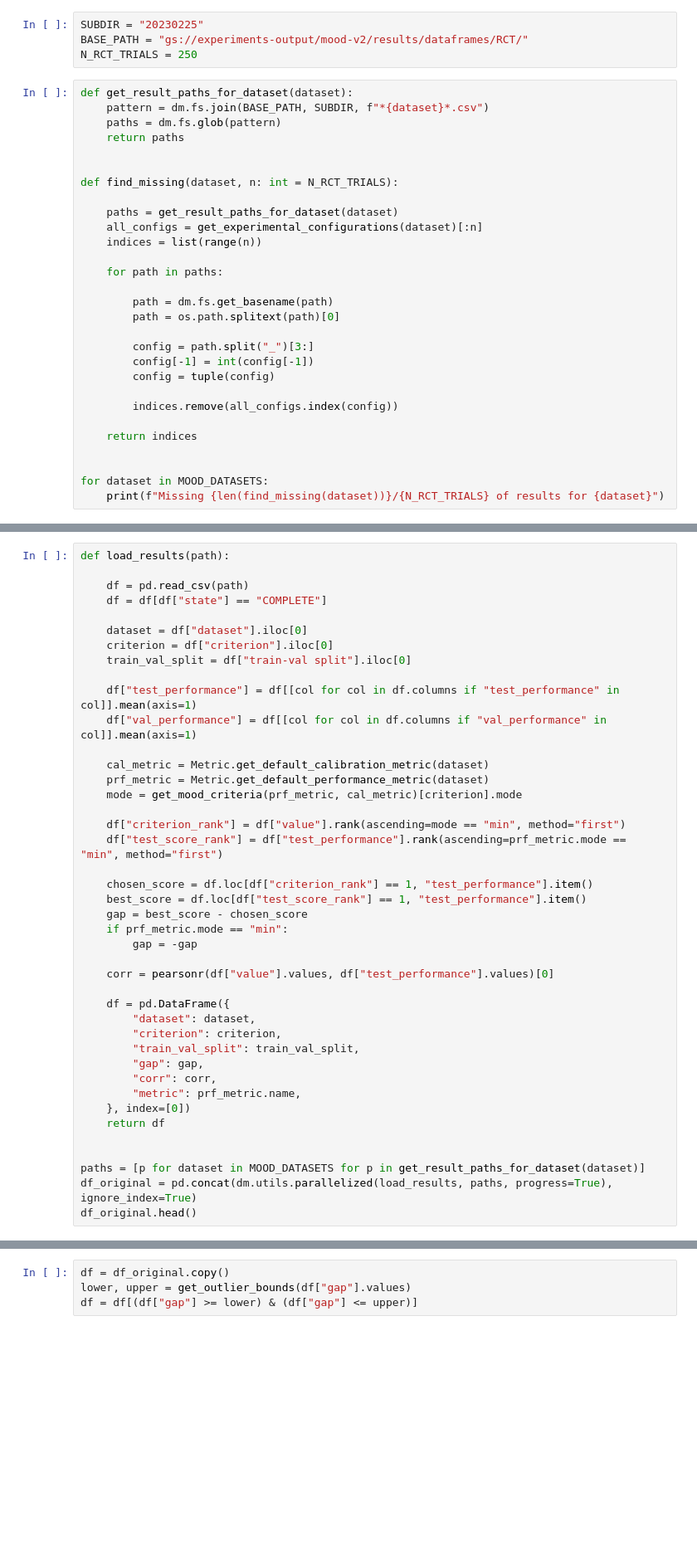
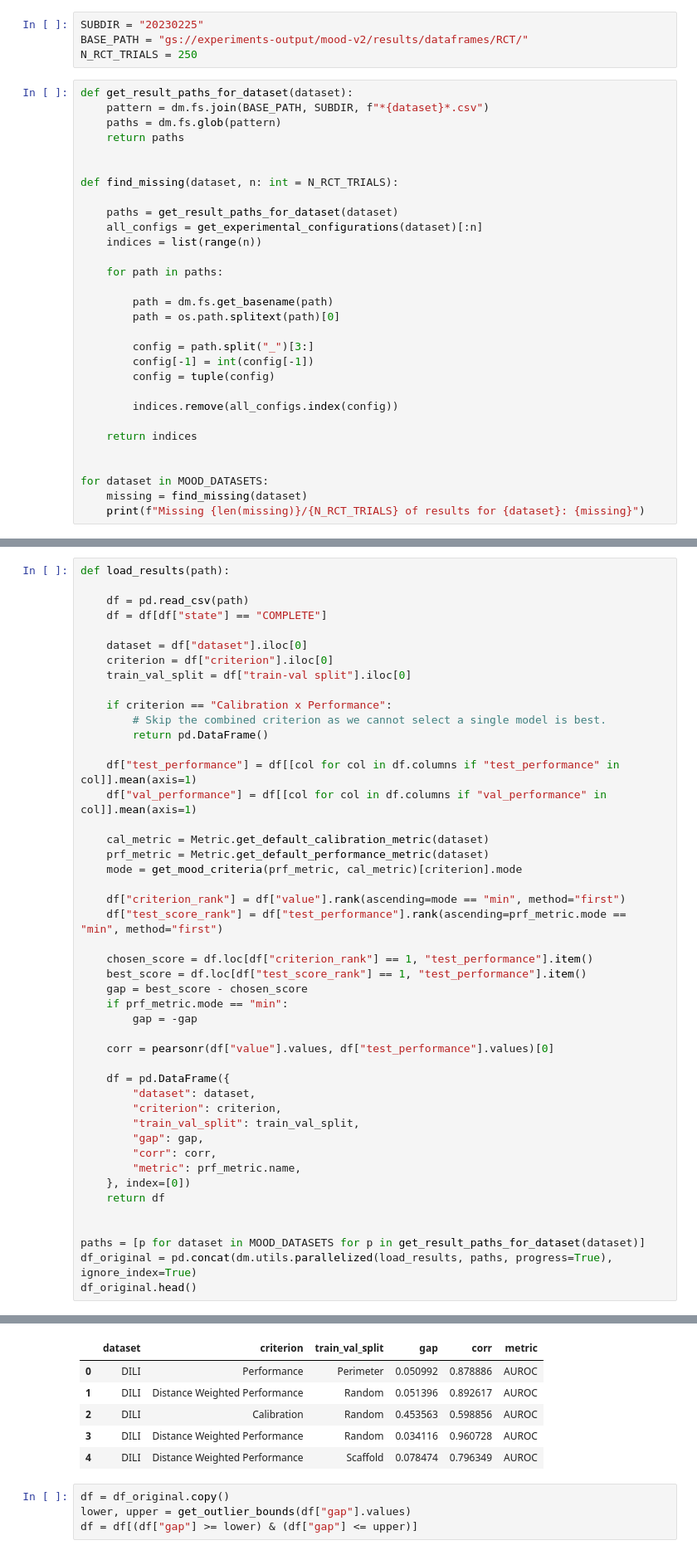
Before and after one commit to valence-labs/mood-experiments, a Jupyter notebook: notebooks/10. Comparing validation and test performance.ipynb, the cells around one changed output, grey strips where cells are left out. Shown at 83% size. Cells and saved outputs as stored; diff of their text form; blank space fills up the shorter version.

Commit message:
Collected final (?) set of results

```diff
--- a/notebooks/10. Comparing validation and test performance.ipynb
+++ b/notebooks/10. Comparing validation and test performance.ipynb
@@ -46,5 +46,6 @@ def find_missing(dataset, n: int = N_RCT_TRIALS):
 
 
 for dataset in MOOD_DATASETS:
-    print(f"Missing {len(find_missing(dataset))}/{N_RCT_TRIALS} of results for {dataset}")
+    missing = find_missing(dataset)
+    print(f"Missing {len(missing)}/{N_RCT_TRIALS} of results for {dataset}: {missing}")
 # %% [output]
@@ -68,6 +71,10 @@ def load_results(path):
     dataset = df["dataset"].iloc[0]
     criterion = df["criterion"].iloc[0]
     train_val_split = df["train-val split"].iloc[0]
+
+    if criterion == "Calibration x Performance":
+        # Skip the combined criterion as we cannot select a single model is best.
+        return pd.DataFrame()
 
     df["test_performance"] = df[[col for col in df.columns if "test_performance" in col]].mean(axis=1)
     df["val_performance"] = df[[col for col in df.columns if "val_performance" in col]].mean(axis=1)
@@ -106,3 +112,9 @@ KeyError: 'value'
+|  | dataset | criterion | train_val_split | gap | corr | metric |
+| 0 | DILI | Performance | Perimeter | 0.050992 | 0.878886 | AUROC |
+| 1 | DILI | Distance Weighted Performance | Random | 0.051396 | 0.892617 | AUROC |
+| 2 | DILI | Calibration | Random | 0.453563 | 0.598856 | AUROC |
+| 3 | DILI | Distance Weighted Performance | Random | 0.034116 | 0.960728 | AUROC |
+| 4 | DILI | Distance Weighted Performance | Scaffold | 0.078474 | 0.796349 | AUROC |
 # %%
 df = df_original.copy()
 lower, upper = get_outlier_bounds(df["gap"].values)
```
Also changed, not shown: parts of 5 cells of this notebook, 8 other files.
